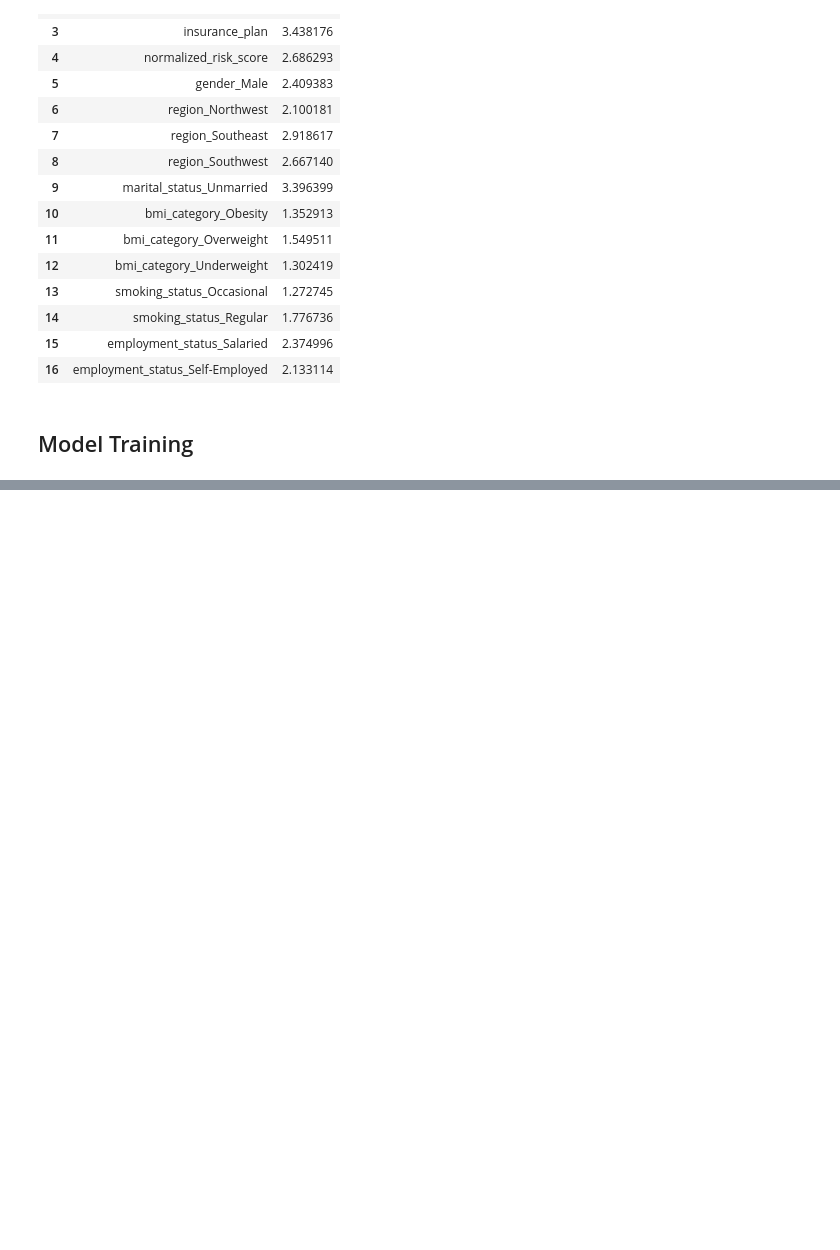
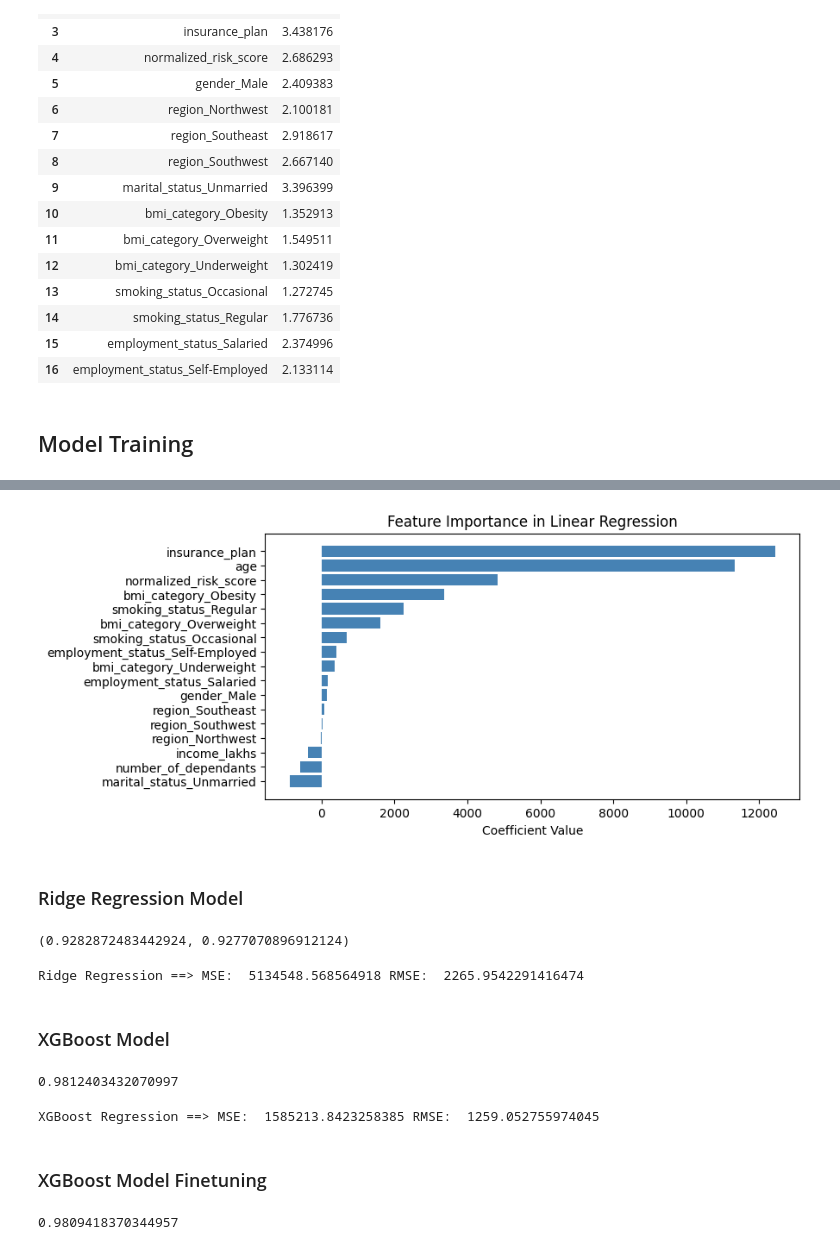
Before and after one commit to Somil-24/HealthCarePremiumCalculator, a Jupyter notebook: premium_prediction/ml_premium_prediction.ipynb, the cells around one changed output, grey strips where cells are left out. Drawn from its saved outputs; the diff is of its cells as text; code cells hidden in the pictures; blank space fills up the shorter version.

Commit message:
Model Training and Finetuning

```diff
--- a/premium_prediction/ml_premium_prediction.ipynb
+++ b/premium_prediction/ml_premium_prediction.ipynb
@@ -402,0 +406,9 @@ X_reduced = X.drop('income_level', axis="columns")
+# %%
+X_train, X_test, y_train, y_test = train_test_split(X_reduced, y, test_size = 0.3, random_state=10)
+# %%
+model_lr = LinearRegression()
+model_lr.fit(X_train, y_train)
+train_score = model_lr.score(X_train, y_train)
+test_score = model_lr.score(X_test, y_test)
+
+print(f"train score : {train_score}, test_score : {test_score}")
@@ -402,0 +440,6 @@ X_reduced = X.drop('income_level', axis="columns")
+# %%
+feature_importances = model_lr.coef_
+
+coef_df = pd.DataFrame(feature_importances, index = X_test.columns, columns = ['Coefficients'])
+coef_df = coef_df.sort_values(by='Coefficients', ascending = True)
+coef_df
@@ -402,0 +465,58 @@ X_reduced = X.drop('income_level', axis="columns")
+# %%
+plt.figure(figsize=(8, 4))
+plt.barh(coef_df.index, coef_df['Coefficients'], color='steelblue')
+plt.xlabel('Coefficient Value')
+plt.title('Feature Importance in Linear Regression')
+plt.show()
+# %% [output]
+[figure, added]
+# %% [markdown]
+### Ridge Regression Model
+# %%
+model_rg = Ridge(alpha=1)
+model_rg.fit(X_train, y_train)
+test_score = model_rg.score(X_test, y_test)
+train_score = model_rg.score(X_train, y_train)
+train_score, test_score
+# %% [output]
+(0.9282872483442924, 0.9277070896912124)
+# %%
+y_pred = model_rg.predict(X_test)
+
+mse_lr = mean_squared_error(y_test, y_pred)
+rmse_lr = np.sqrt(mse_lr)
+print("Ridge Regression ==> MSE: ", mse_lr, "RMSE: ", rmse_lr)
+# %% [output]
+Ridge Regression ==> MSE:  5134548.568564918 RMSE:  2265.9542291416474
+# %% [markdown]
+### XGBoost Model
+# %%
+model_xgb = XGBRegressor()
+
+model_xgb = XGBRegressor()
+model_xgb.fit(X_train, y_train)
+model_xgb.score(X_test, y_test)
+# %% [output]
+0.9812403432070997
+# %%
+y_pred = model_xgb.predict(X_test)
+
+mse_lr = mean_squared_error(y_test, y_pred)
+rmse_lr = np.sqrt(mse_lr)
+print("XGBoost Regression ==> MSE: ", mse_lr, "RMSE: ", rmse_lr)
+# %% [output]
+XGBoost Regression ==> MSE:  1585213.8423258385 RMSE:  1259.052755974045
+# %% [markdown]
+### XGBoost Model Finetuning
+# %%
+model_xgb = XGBRegressor()
+param_grid = {
+    'n_estimators': [20, 40, 50],
+    'learning_rate': [0.01, 0.1, 0.2],
+    'max_depth': [3, 4, 5],
+}
+random_search = RandomizedSearchCV(model_xgb, param_grid, n_iter=10, cv=3, scoring='r2', random_state=42, n_jobs=-1)
+random_search.fit(X_train, y_train)
+random_search.best_score_
+# %% [output]
+0.9809418370344957
```
Also changed, not shown: parts of 23 cells of this notebook, 1 other file.
